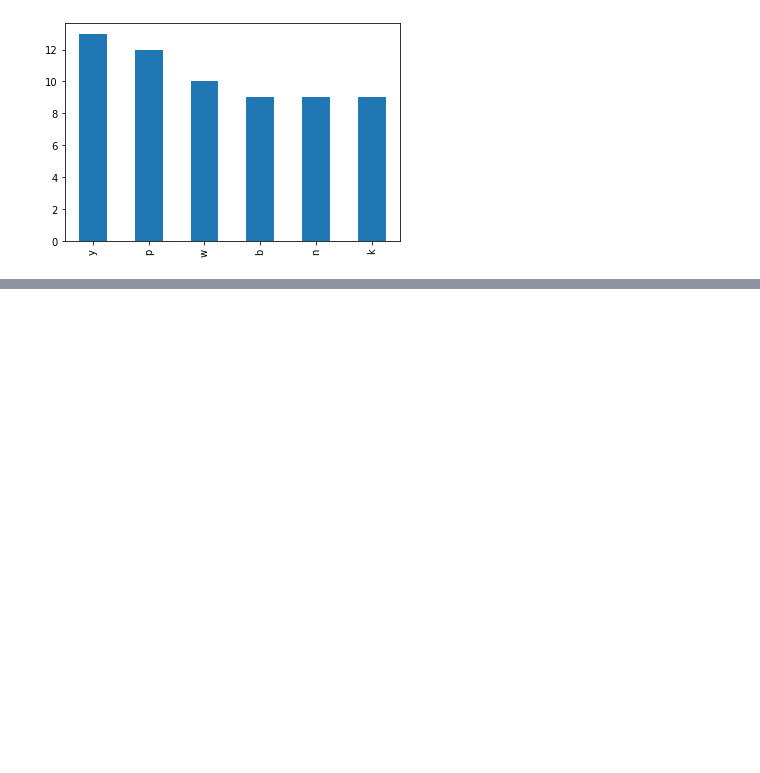
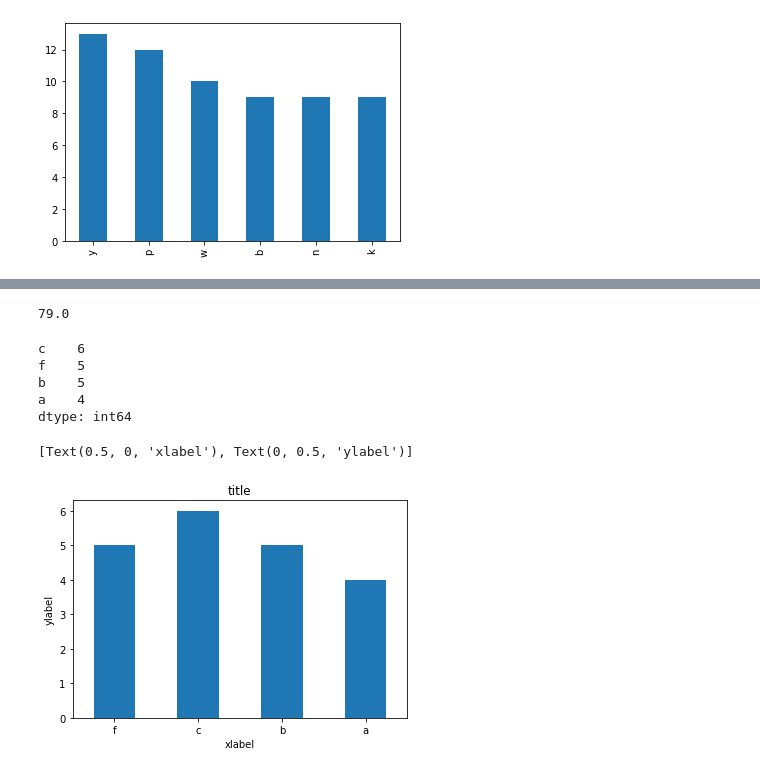
Before and after one commit to tim-keriazes/numpy-pandas-visualization-exercises, a Jupyter notebook: pandas_series.ipynb, the cells around one changed output, grey strips where cells are left out. Drawn from its saved outputs; the diff is of its cells as text; code cells hidden in the pictures; blank space fills up the shorter version.

```diff
--- a/pandas_series.ipynb
+++ b/pandas_series.ipynb
@@ -333,0 +359,5 @@ dtype: object>
+# %%
+exam = list(    [60, 86, 75, 62, 93, 71, 60, 83, 95, 78, 65, 72, 69, 81, 96, 80, 85, 92, 82, 78]
+)
+# %%
+exam_scores = pd.Series(exam)
@@ -333,0 +377,20 @@ dtype: object>
+# %%
+exam_scores.median()
+#median
+# %% [output]
+79.0
+# %%
+
+binned_scores=pd.cut(exam_scores, bins = [0,70,80,90,100], labels = ['f','c','b','a'])
+binned_scores.value_counts()
+# %% [output]
+c    6
+f    5
+b    5
+a    4
+dtype: int64
+# %%
+binned_scores.value_counts(sort=False).plot.bar(title='title',rot=0).set(xlabel='xlabel',ylabel='ylabel')
+# %% [output]
+[Text(0.5, 0, 'xlabel'), Text(0, 0.5, 'ylabel')]
+[figure, added]
```
Also changed, not shown: parts of 12 cells of this notebook.
